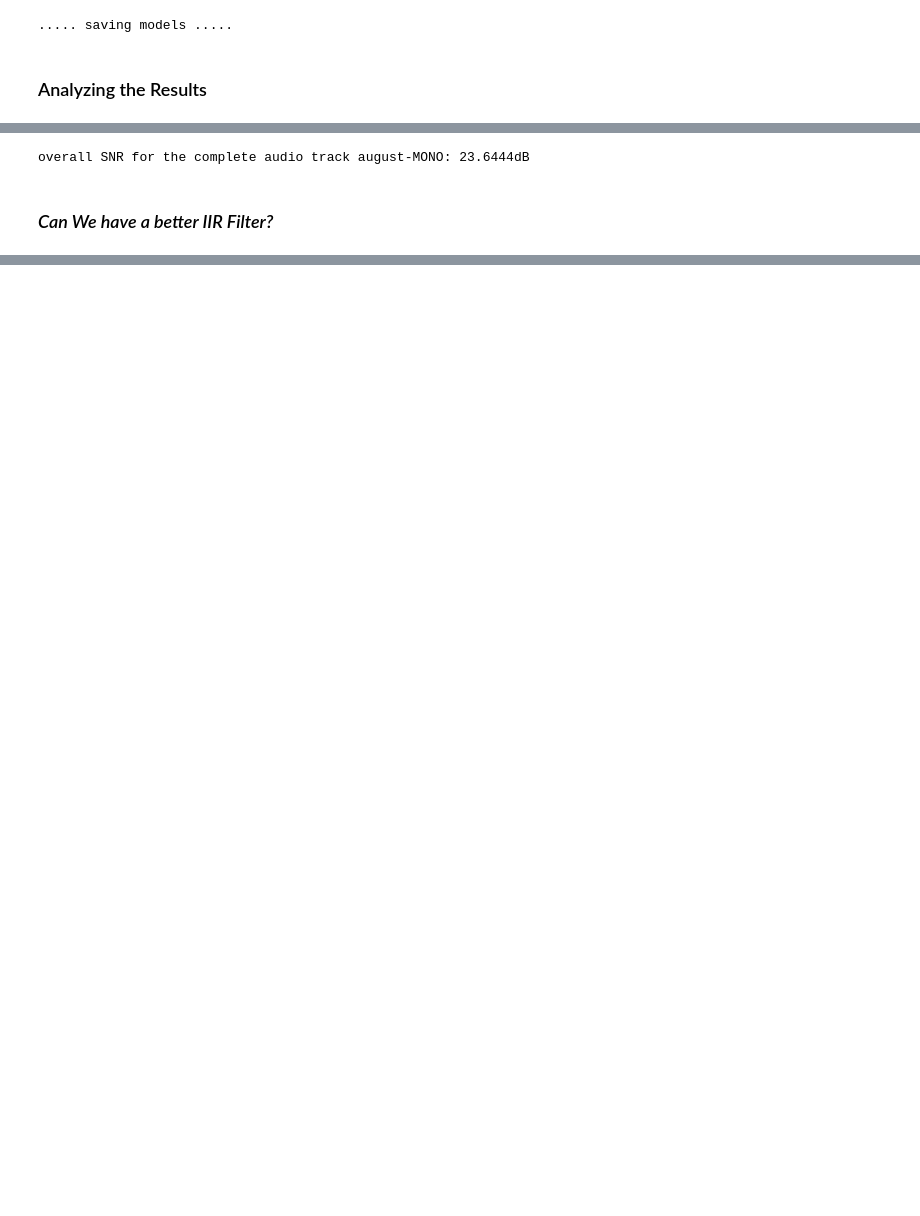
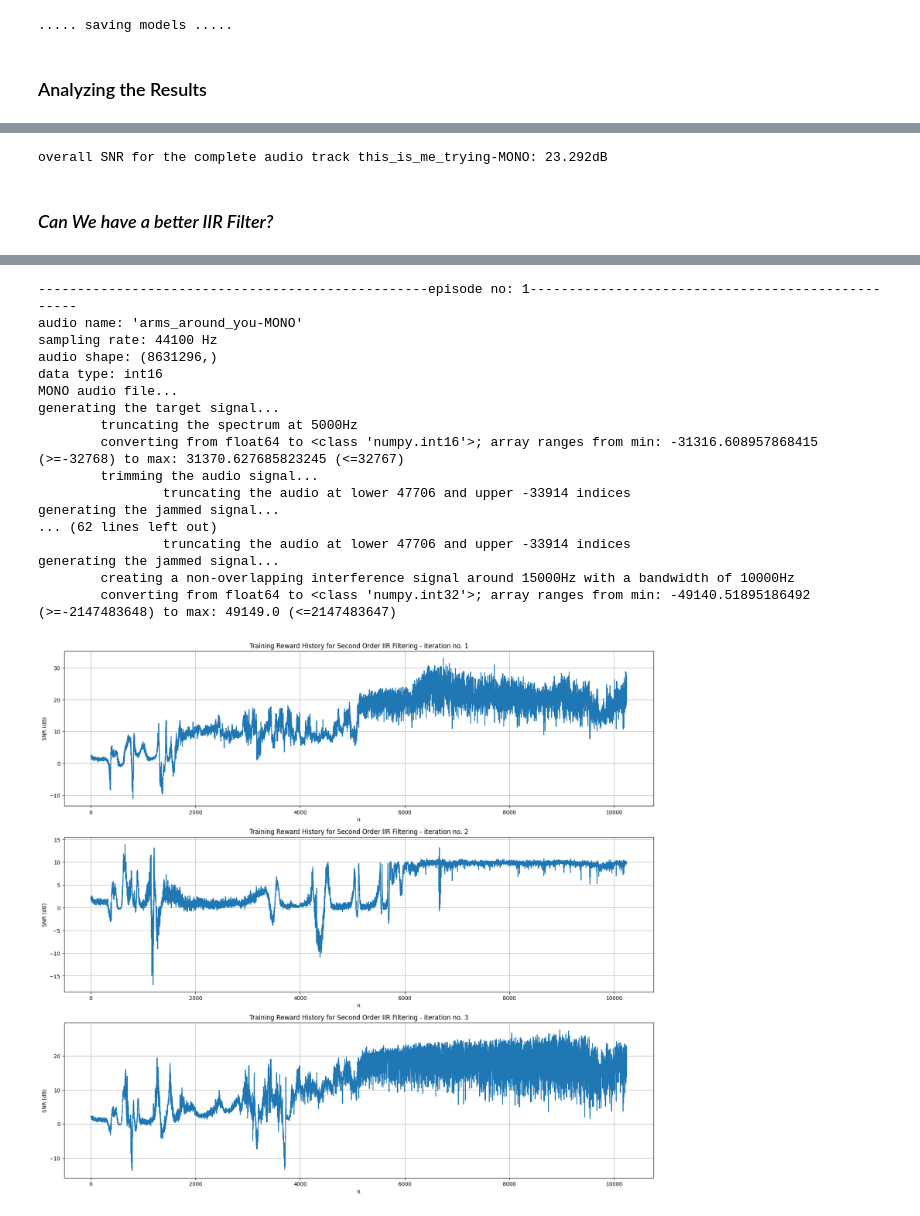
Before and after one commit to rajapaksha-rmpap/FYP, a Jupyter notebook: stage_2/notebook-stage_2.1.ipynb, the cells around one changed output, grey strips where cells are left out. Cells and saved outputs as stored; diff of their text form; code cells hidden in the pictures; blank space fills up the shorter version.

```diff
--- a/stage_2/notebook-stage_2.1.ipynb
+++ b/stage_2/notebook-stage_2.1.ipynb
@@ -1040,9 +1045,48 @@ Error:
 # %%
 # calculate the overall SNR
 noise = filtered - target
-SNR = 10 * np.log10(power(target)/power(noise))
-print(f"overall SNR for the complete audio track {(audio_name)}: {round(SNR, 4)}dB")
+SNR_value = 10 * np.log10(power(target)/power(noise))
+print(f"overall SNR for the complete audio track {(audio_name)}: {round(SNR_value, 4)}dB")
 # %% [output]
-overall SNR for the complete audio track august-MONO: 23.6444dB
+overall SNR for the complete audio track this_is_me_trying-MONO: 23.292dB
 # %% [markdown]
 ### *Can We have a better IIR Filter?*
+# %%
+# declare a new environment instance
+env_ = ReceiverEnvWithSecondOrderIIR(S, cut_off_freq=TRUNCATION_FREQ, interference_center_freq=INTERFERENCE_CENTER_FREQ)
+
+# run the training for few iterations
+step_num = 3
+fig, ax = plt.subplots(nrows=step_num, ncols=1, figsize=(20, 6*step_num))
+
+for i in range(step_num):
+
+    # launch a new DDPG agent
+    keras.backend.clear_session()
+    model_2 = DDPGAgent(
+        input_dims  = env_.observation_space.shape,
+        n_actions   = env_.action_space.shape[0],
+        alpha       = 0.0001, # learning rate of actor
+        beta        = 0.001,  # learning rate of critic
+        gamma       = 0.1,
+        tau         = 0.001,
+        critic_fc1  = 512,
+        critic_fc2  = 256, #...
+        actor_fc1   = 256,
+        actor_fc2   = 128,
+        batch_size  = 128*2,
+        buffer_size = 128*2, # buffer size is reduced to the batch size
+        noise       = 0.01
+    )
+
+    # train the model
+    train_time_steps = 128*40
+    reward_history_2, action_history_2 = train(model_2, env_, audio_num=4, max_num_steps=train_time_steps, show_effect=False)
+    reward_history_2, action_history_2 = train(model_2, env_, audio_num=1, max_num_steps=train_time_steps, show_effect=False, reward_history=reward_history_2, action_history=action_history_2)
+
+    ax[i].plot(range(1, len(reward_history_2)+1), reward_history_2)
+    ax[i].set_title(f"Training Reward History for Second Order IIR Filtering - iteration no. {i+1}")
+    ax[i].set_xlabel("n")
+    ax[i].set_ylabel("SNR (dB)")
+    ax[i].grid(True)
+# %% [output]
@@ -1048,0 +1107,18 @@ overall SNR for the complete audio track august-MONO: 23.6444dB
+--------------------------------------------------episode no: 1--------------------------------------------------
+audio name: 'arms_around_you-MONO'
+sampling rate: 44100 Hz
+audio shape: (8631296,)
+data type: int16
+MONO audio file...
+generating the target signal...
+        truncating the spectrum at 5000Hz
+        converting from float64 to <class 'numpy.int16'>; array ranges from min: -31316.608957868415 (>=-32768) to max: 31370.627685823245 (<=32767)
+        trimming the audio signal...
+                truncating the audio at lower 47706 and upper -33914 indices
+generating the jammed signal...
+... (62 lines left out)
+                truncating the audio at lower 47706 and upper -33914 indices
+generating the jammed signal...
+        creating a non-overlapping interference signal around 15000Hz with a bandwidth of 10000Hz
+        converting from float64 to <class 'numpy.int32'>; array ranges from min: -49140.51895186492 (>=-2147483648) to max: 49149.0 (<=2147483647)
+[figure, added]
```
Also changed, not shown: parts of 17 cells of this notebook, 4 other files.
